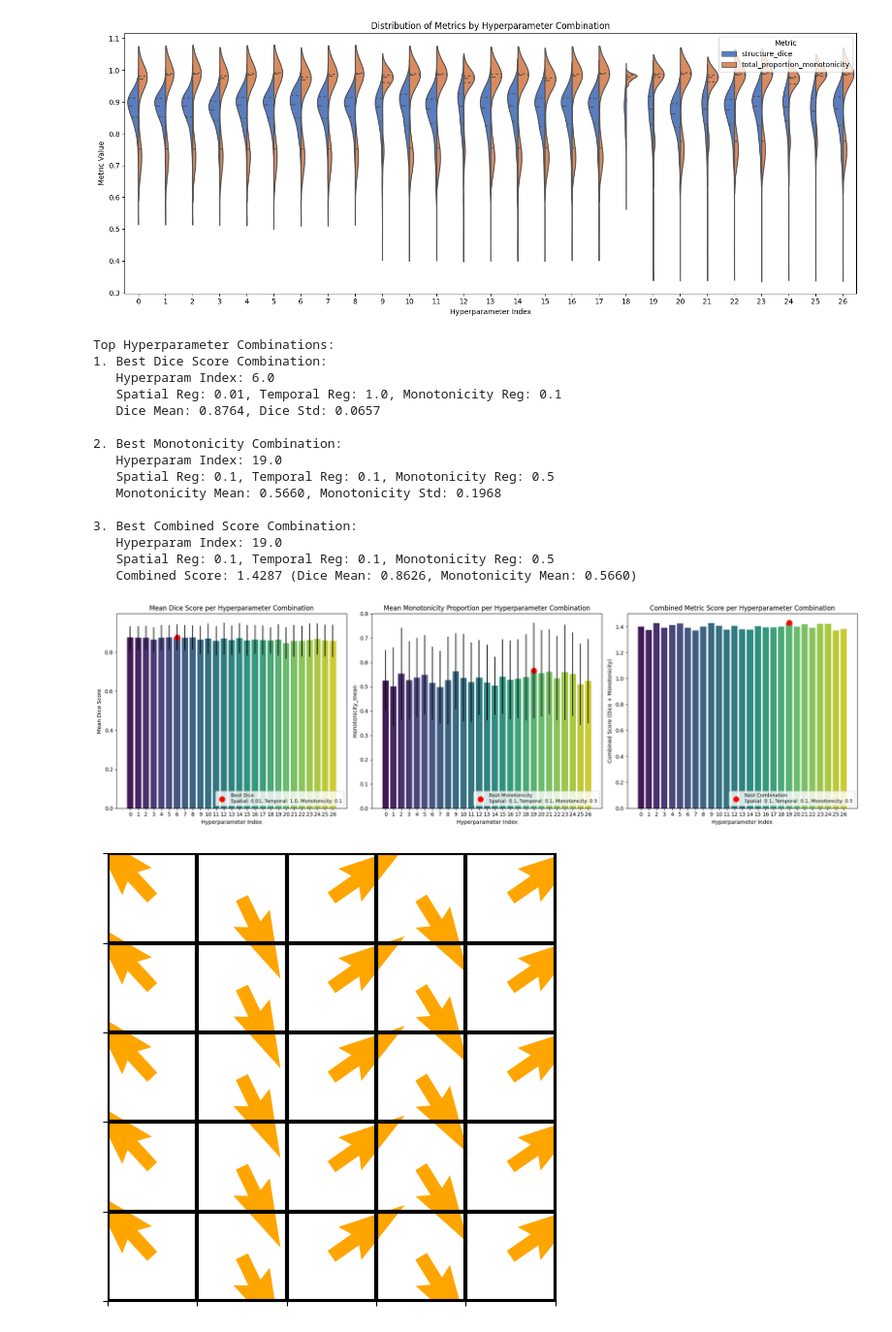
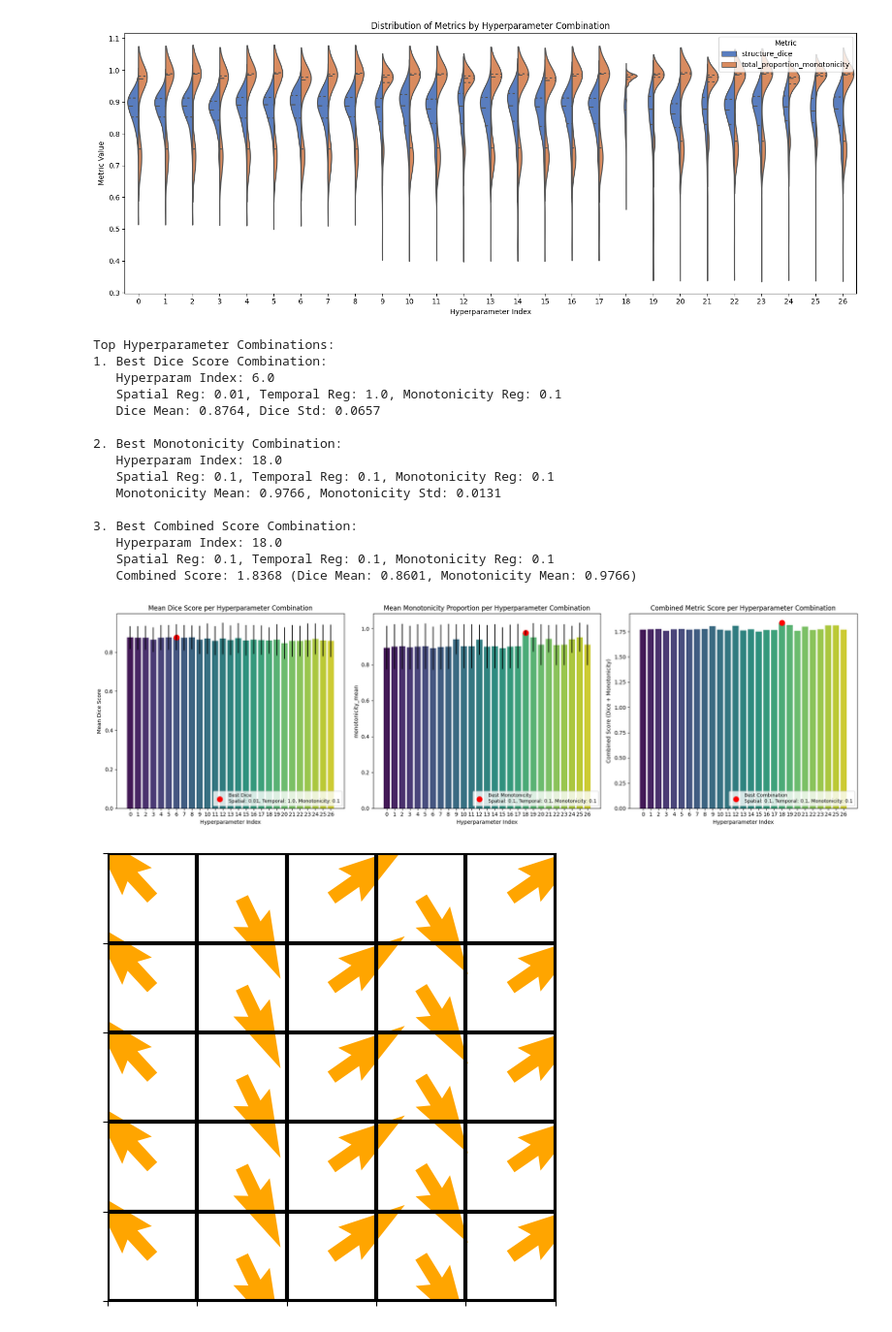
Before and after one commit to aisha-lawal/inrmorph, a Jupyter notebook: eval/script.ipynb, the cells around one changed output. Shown at 97% size. Drawn from its saved outputs; the diff is of its cells as text; code cells hidden in the pictures.

```diff
--- a/eval/script.ipynb
+++ b/eval/script.ipynb
@@ -206,7 +192,7 @@ plt.show()
 # %%
 agg_df = df.groupby(['hyperparam_idx', 'spatial_reg', 'temporal_reg', 'monotonicity_reg']).agg({
     'structure_dice': ['mean', 'std'],
-    'structure_proportion_monotonicity': ['mean', 'std']
+    'total_proportion_monotonicity': ['mean', 'std']
 }).reset_index()
 
 agg_df.columns = [
@@ -285,40 +271,40 @@ sns.barplot(
     data=agg_df,
     x='hyperparam_idx',
     y='combined_score',
     palette='viridis'
 )
 axes[2].scatter(
     best_combination['hyperparam_idx'], best_combination['combined_score'],
     color='red', s=100, label=(
         f"Best Combination\nSpatial: {best_combination['spatial_reg']}, "
         f"Temporal: {best_combination['temporal_reg']}, "
         f"Monotonicity: {best_combination['monotonicity_reg']}"
     )
 )
 axes[2].set_title('Combined Metric Score per Hyperparameter Combination')
 axes[2].set_xlabel('Hyperparameter Index')
 axes[2].set_ylabel('Combined Score (Dice + Monotonicity)')
 axes[2].legend(loc='lower right', fontsize=9)
 
 plt.tight_layout()
 plt.show()
 # %% [output]
 Top Hyperparameter Combinations:
 1. Best Dice Score Combination:
    Hyperparam Index: 6.0
    Spatial Reg: 0.01, Temporal Reg: 1.0, Monotonicity Reg: 0.1
    Dice Mean: 0.8764, Dice Std: 0.0657
 
 2. Best Monotonicity Combination:
-   Hyperparam Index: 19.0
-   Spatial Reg: 0.1, Temporal Reg: 0.1, Monotonicity Reg: 0.5
-   Monotonicity Mean: 0.5660, Monotonicity Std: 0.1968
+   Hyperparam Index: 18.0
+   Spatial Reg: 0.1, Temporal Reg: 0.1, Monotonicity Reg: 0.1
+   Monotonicity Mean: 0.9766, Monotonicity Std: 0.0131
 
 3. Best Combined Score Combination:
-   Hyperparam Index: 19.0
-   Spatial Reg: 0.1, Temporal Reg: 0.1, Monotonicity Reg: 0.5
-   Combined Score: 1.4287 (Dice Mean: 0.8626, Monotonicity Mean: 0.5660)
+   Hyperparam Index: 18.0
+   Spatial Reg: 0.1, Temporal Reg: 0.1, Monotonicity Reg: 0.1
+   Combined Score: 1.8368 (Dice Mean: 0.8601, Monotonicity Mean: 0.9766)
-[figure, old version]
+[figure, new version]
 # %%
 x = np.arange(0.5, 5)
 y = np.arange(0.5, 5)
```
Also changed, not shown: parts of 6 cells of this notebook, 5 other files.
